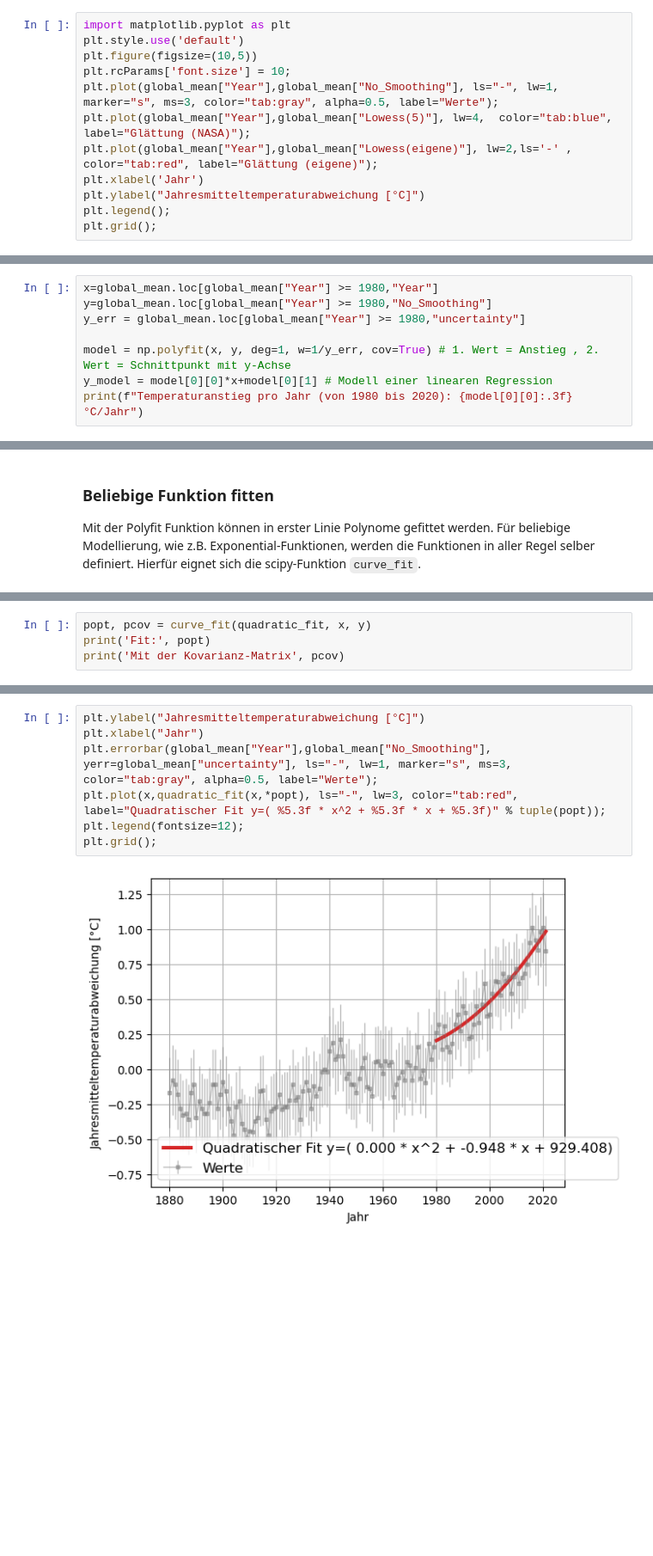
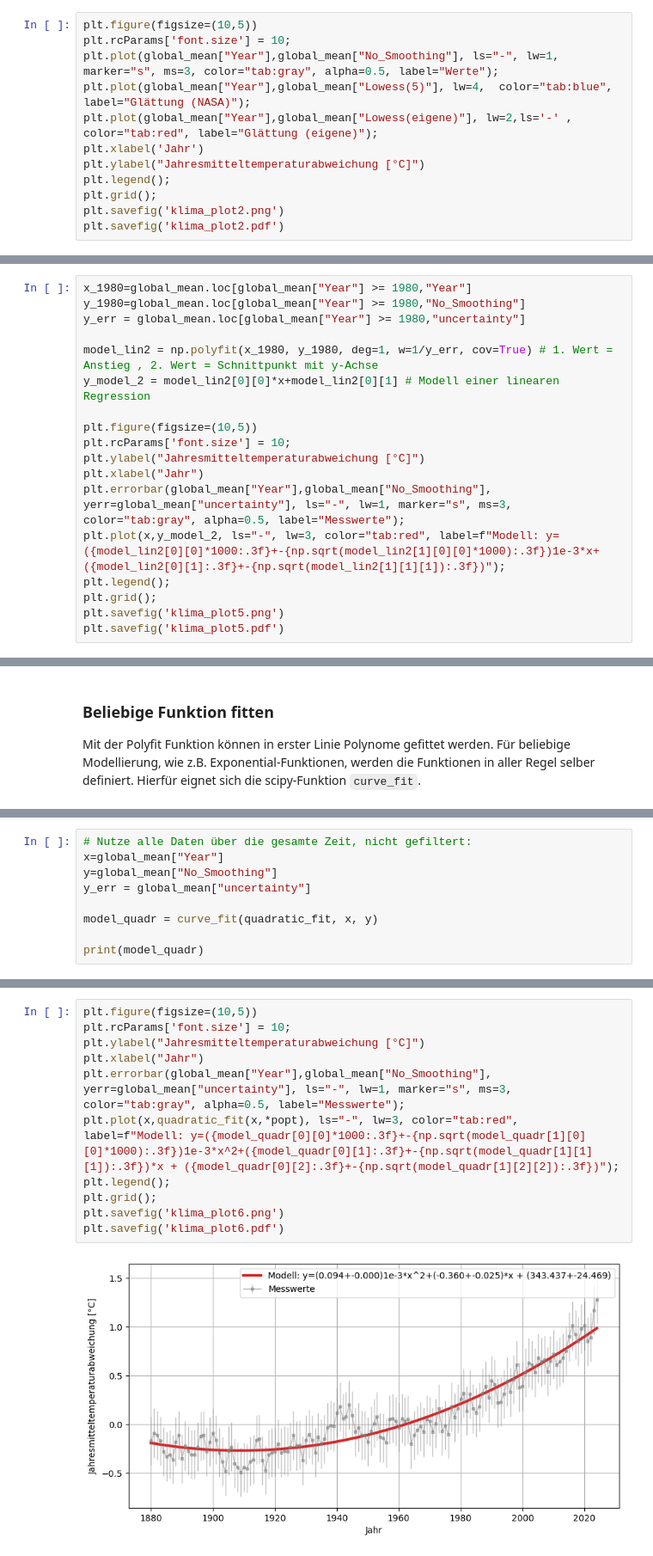
Before and after one commit to Kisleif/mtbook, a Jupyter notebook: _sources/content/T_Plotten.ipynb, the cells around one changed output, grey strips where cells are left out. Shown at 86% size. Drawn from its saved outputs; the diff is of its cells as text; blank space fills up the shorter version.

````diff
--- a/_sources/content/T_Plotten.ipynb
+++ b/_sources/content/T_Plotten.ipynb
@@ -202,6 +236,4 @@ global_mean
 # %%
-import matplotlib.pyplot as plt
-plt.style.use('default')
 plt.figure(figsize=(10,5))
 plt.rcParams['font.size'] = 10;
 plt.plot(global_mean["Year"],global_mean["No_Smoothing"], ls="-", lw=1, marker="s", ms=3, color="tab:gray", alpha=0.5, label="Werte");
@@ -211,4 +243,6 @@ plt.xlabel('Jahr')
 plt.ylabel("Jahresmitteltemperaturabweichung [°C]")
 plt.legend();
 plt.grid();
+plt.savefig('klima_plot2.png')
+plt.savefig('klima_plot2.pdf')
 # %% [output]
@@ -297,11 +333,21 @@ Temperaturanstieg seit Beginn der Messung: 1.090°C
 Die lineare Regression bezieht hier den ganzen Zeitraum mit ein! Im folgenden betrachten wir für den Temperaturgradienten nur die Daten von 1980 bis 2020!
 ```
 # %%
-x=global_mean.loc[global_mean["Year"] >= 1980,"Year"]
-y=global_mean.loc[global_mean["Year"] >= 1980,"No_Smoothing"]
+x_1980=global_mean.loc[global_mean["Year"] >= 1980,"Year"]
+y_1980=global_mean.loc[global_mean["Year"] >= 1980,"No_Smoothing"]
 y_err = global_mean.loc[global_mean["Year"] >= 1980,"uncertainty"]
 
-model = np.polyfit(x, y, deg=1, w=1/y_err, cov=True) # 1. Wert = Anstieg , 2. Wert = Schnittpunkt mit y-Achse
-y_model = model[0][0]*x+model[0][1] # Modell einer linearen Regression
-print(f"Temperaturanstieg pro Jahr (von 1980 bis 2020): {model[0][0]:.3f}°C/Jahr")
+model_lin2 = np.polyfit(x_1980, y_1980, deg=1, w=1/y_err, cov=True) # 1. Wert = Anstieg , 2. Wert = Schnittpunkt mit y-Achse
+y_model_2 = model_lin2[0][0]*x+model_lin2[0][1] # Modell einer linearen Regression
+
+plt.figure(figsize=(10,5))
+plt.rcParams['font.size'] = 10;
+plt.ylabel("Jahresmitteltemperaturabweichung [°C]")
+plt.xlabel("Jahr")
+plt.errorbar(global_mean["Year"],global_mean["No_Smoothing"], yerr=global_mean["uncertainty"], ls="-", lw=1, marker="s", ms=3, color="tab:gray", alpha=0.5, label="Messwerte");
+plt.plot(x,y_model_2, ls="-", lw=3, color="tab:red", label=f"Modell: y=({model_lin2[0][0]*1000:.3f}+-{np.sqrt(model_lin2[1][0][0]*1000):.3f})1e-3*x+({model_lin2[0][1]:.3f}+-{np.sqrt(model_lin2[1][1][1]):.3f})");
+plt.legend();
+plt.grid();
+plt.savefig('klima_plot5.png')
+plt.savefig('klima_plot5.pdf')
 # %% [output]
@@ -336,5 +380,10 @@ Die wir anschließend an die Daten anpassen:
 # %%
-popt, pcov = curve_fit(quadratic_fit, x, y)
-print('Fit:', popt)
-print('Mit der Kovarianz-Matrix', pcov)
+# Nutze alle Daten über die gesamte Zeit, nicht gefiltert:
+x=global_mean["Year"]
+y=global_mean["No_Smoothing"]
+y_err = global_mean["uncertainty"]
+
+model_quadr = curve_fit(quadratic_fit, x, y)
+
+print(model_quadr)
 # %% [output]
@@ -345,9 +407,13 @@ Mit der Kovarianz-Matrix [[ 1.14888003e-08 -4.59666876e-05  4.59764893e-02]
 # %%
+plt.figure(figsize=(10,5))
+plt.rcParams['font.size'] = 10;
 plt.ylabel("Jahresmitteltemperaturabweichung [°C]")
 plt.xlabel("Jahr")
-plt.errorbar(global_mean["Year"],global_mean["No_Smoothing"], yerr=global_mean["uncertainty"], ls="-", lw=1, marker="s", ms=3, color="tab:gray", alpha=0.5, label="Werte");
-plt.plot(x,quadratic_fit(x,*popt), ls="-", lw=3, color="tab:red", label="Quadratischer Fit y=( %5.3f * x^2 + %5.3f * x + %5.3f)" % tuple(popt));
-plt.legend(fontsize=12);
+plt.errorbar(global_mean["Year"],global_mean["No_Smoothing"], yerr=global_mean["uncertainty"], ls="-", lw=1, marker="s", ms=3, color="tab:gray", alpha=0.5, label="Messwerte");
+plt.plot(x,quadratic_fit(x,*popt), ls="-", lw=3, color="tab:red", label=f"Modell: y=({model_quadr[0][0]*1000:.3f}+-{np.sqrt(model_quadr[1][0][0]*1000):.3f})1e-3*x^2+({model_quadr[0][1]:.3f}+-{np.sqrt(model_quadr[1][1][1]):.3f})*x + ({model_quadr[0][2]:.3f}+-{np.sqrt(model_quadr[1][2][2]):.3f})");
+plt.legend();
 plt.grid();
+plt.savefig('klima_plot6.png')
+plt.savefig('klima_plot6.pdf')
 # %% [output]
-[figure, old version]
+[figure, new version]
````
Also changed, not shown: parts of 58 cells of this notebook, 15 other files.
